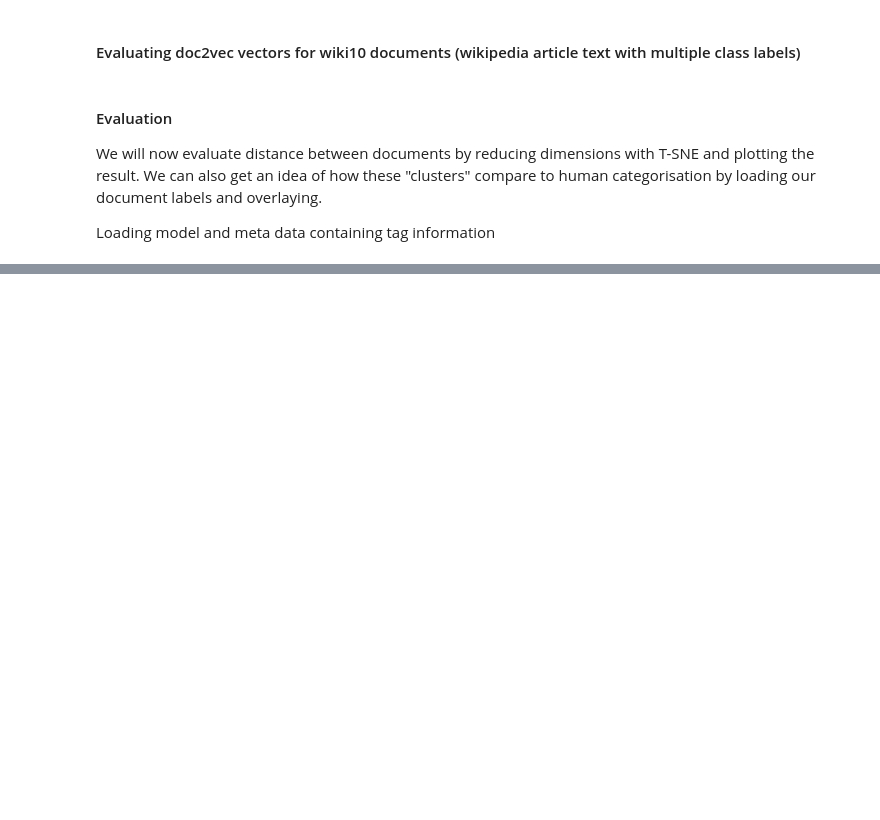
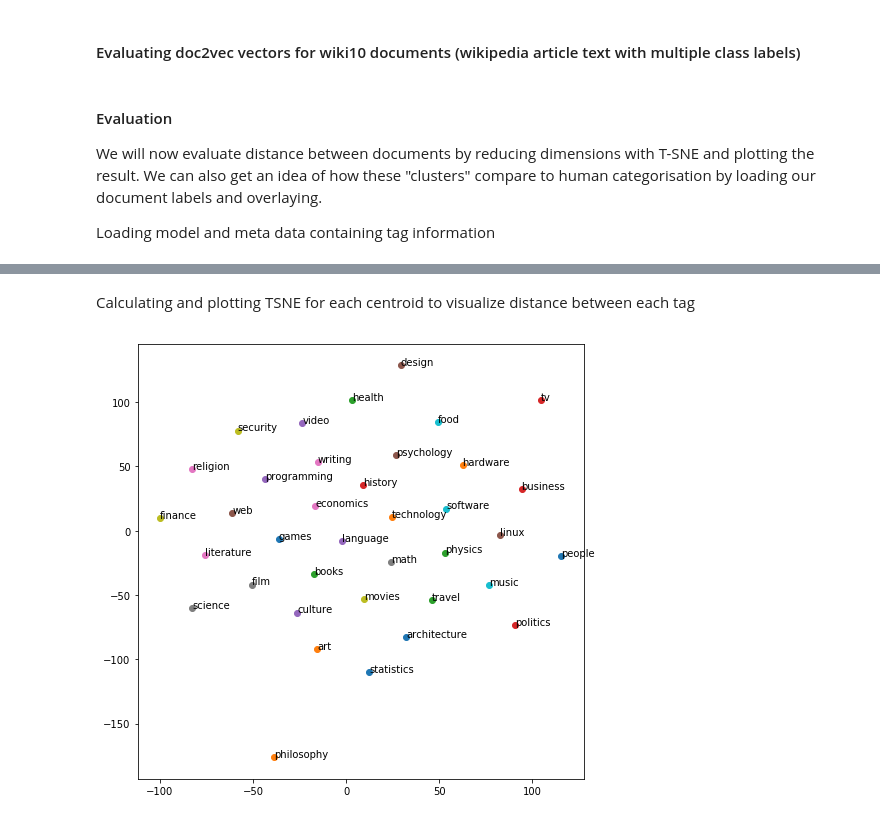
Before and after one commit to david-macleod/wiki10, a Jupyter notebook: 03_doc2vec-evaluate.ipynb, the cells around one changed output, grey strips where cells are left out. Drawn from its saved outputs; the diff is of its cells as text; code cells hidden in the pictures; blank space fills up the shorter version.

```diff
--- a/03_doc2vec-evaluate.ipynb
+++ b/03_doc2vec-evaluate.ipynb
@@ -152,0 +181,9 @@ Even in 2 dimensions there is a clear separation between some manually labelled
+# %%
+centroids = (sample_tags(df, tags=tags_200, n=200)
+             .groupby('tag')
+             .apply(lambda x: np.vstack(x.doc_vectors).mean(axis=0)))
+# %%
+df_centroids = pd.DataFrame({
+    'tag':centroids.index,
+    'doc_vectors':centroids.values
+   })
@@ -152,0 +199,20 @@ Even in 2 dimensions there is a clear separation between some manually labelled
+# %% [markdown]
+Calculating and plotting TSNE for each centroid to visualize distance between each tag
+# %%
+def plot_scatter_labels(X, Y, labels):
+    plt.rcParams["figure.figsize"] = (8,8)
+    for x, y, label in zip(X, Y, labels):
+        plt.scatter(x, y)
+        plt.text(x, y, label)
+    plt.show()
+# %%
+tsne = TSNE(n_components=2, perplexity=40, n_iter=300, random_state=0)
+tsne_2d = tsne.fit_transform(np.vstack(df_centroids['doc_vectors']))
+# %%
+X = tsne_2d[:,0]
+Y = tsne_2d[:,1]
+labels = df_centroids.tag.values
+
+plot_scatter_labels(X, Y, labels)
+# %% [output]
+[figure, added]
```
Also changed, not shown: parts of 26 cells of this notebook, 1 other file.
